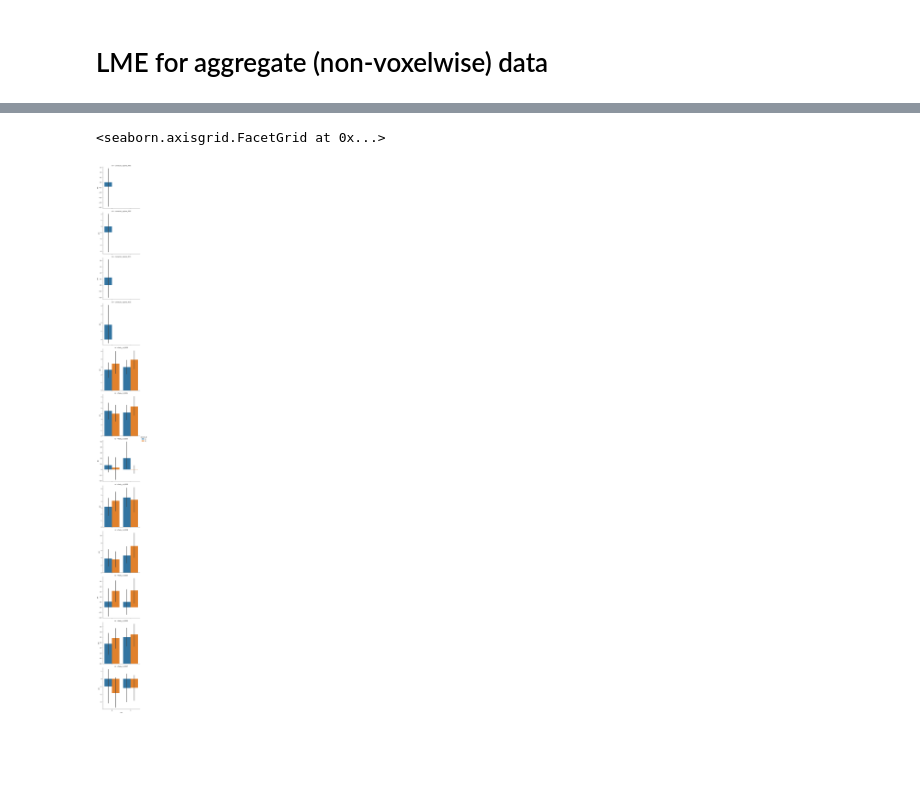
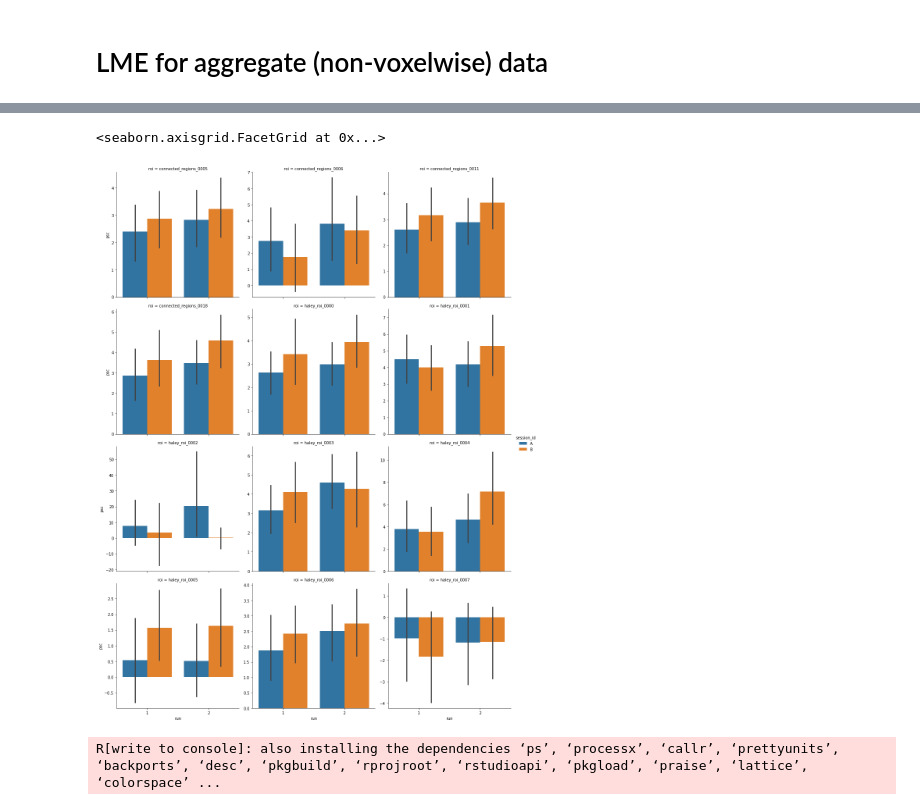
Before and after one commit to tbweng/lllt, a Jupyter notebook: lme.ipynb, the cells around one changed output, grey strips where cells are left out. Cells and saved outputs as stored; diff of their text form; code cells hidden in the pictures; blank space fills up the shorter version.

Commit message:
refresh psc df and plots

```diff
--- a/lme.ipynb
+++ b/lme.ipynb
@@ -436,5 +442,13 @@ df
 # %%
-sns.catplot(data=df, y='psc', hue='session_id', x='run', row='roi', kind = 'bar', sharey=False)
+sns.catplot(data=df, y='psc', hue='session_id', x='run', col='roi', col_wrap = 3, kind = 'bar', sharey=False)
 # %% [output]
 <seaborn.axisgrid.FacetGrid at 0x...>
-[figure, old version]
+[figure, new version]
+# %%
+%%R -i df
+install.packages("ggplot2", repos='http://cran.us.r-project.org', quiet=TRUE)
+install.packages("ggpubr", repos='http://cran.us.r-project.org', quiet=TRUE)
+
+# library(ggplot2)
+# %% [output]
+R[write to console]: also installing the dependencies ‘ps’, ‘processx’, ‘callr’, ‘prettyunits’, ‘backports’, ‘desc’, ‘pkgbuild’, ‘rprojroot’, ‘rstudioapi’, ‘pkgload’, ‘praise’, ‘lattice’, ‘colorspace’ ...
```
Also changed, not shown: parts of 4 cells of this notebook.
